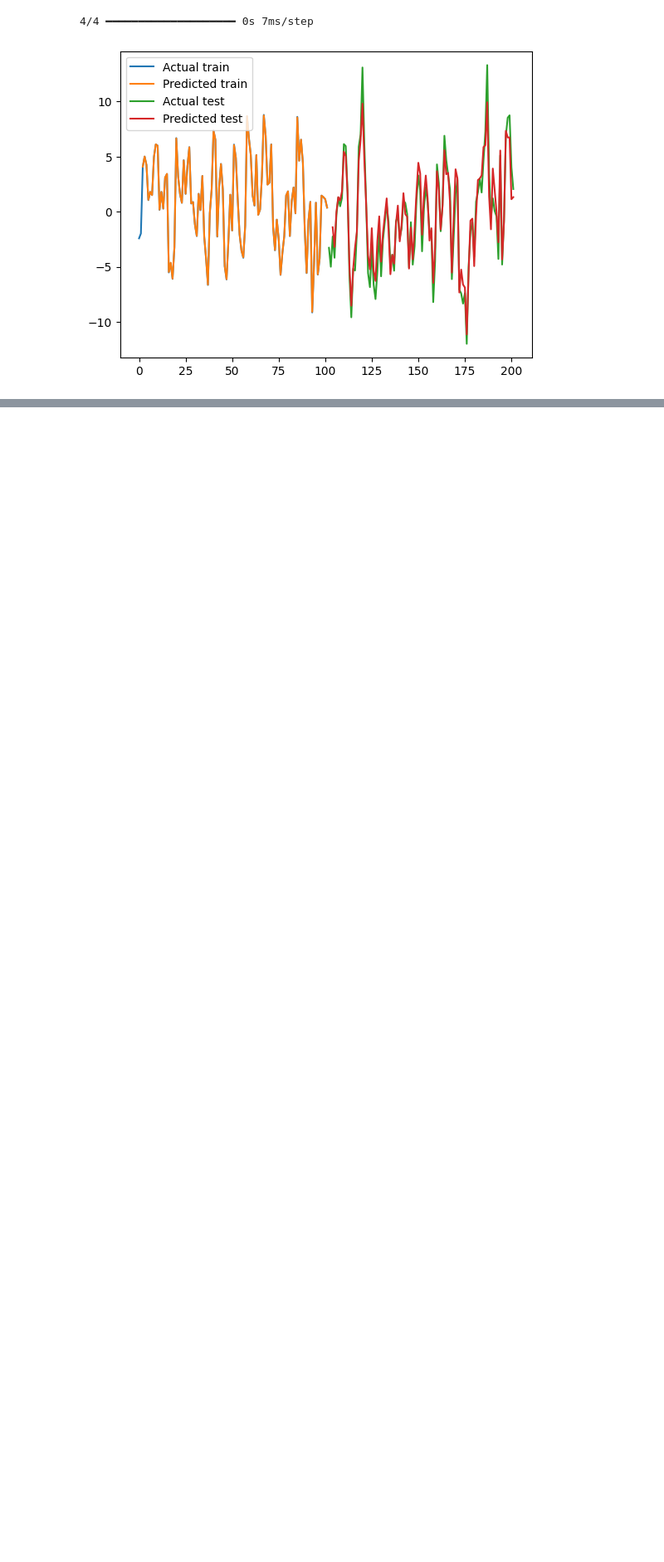
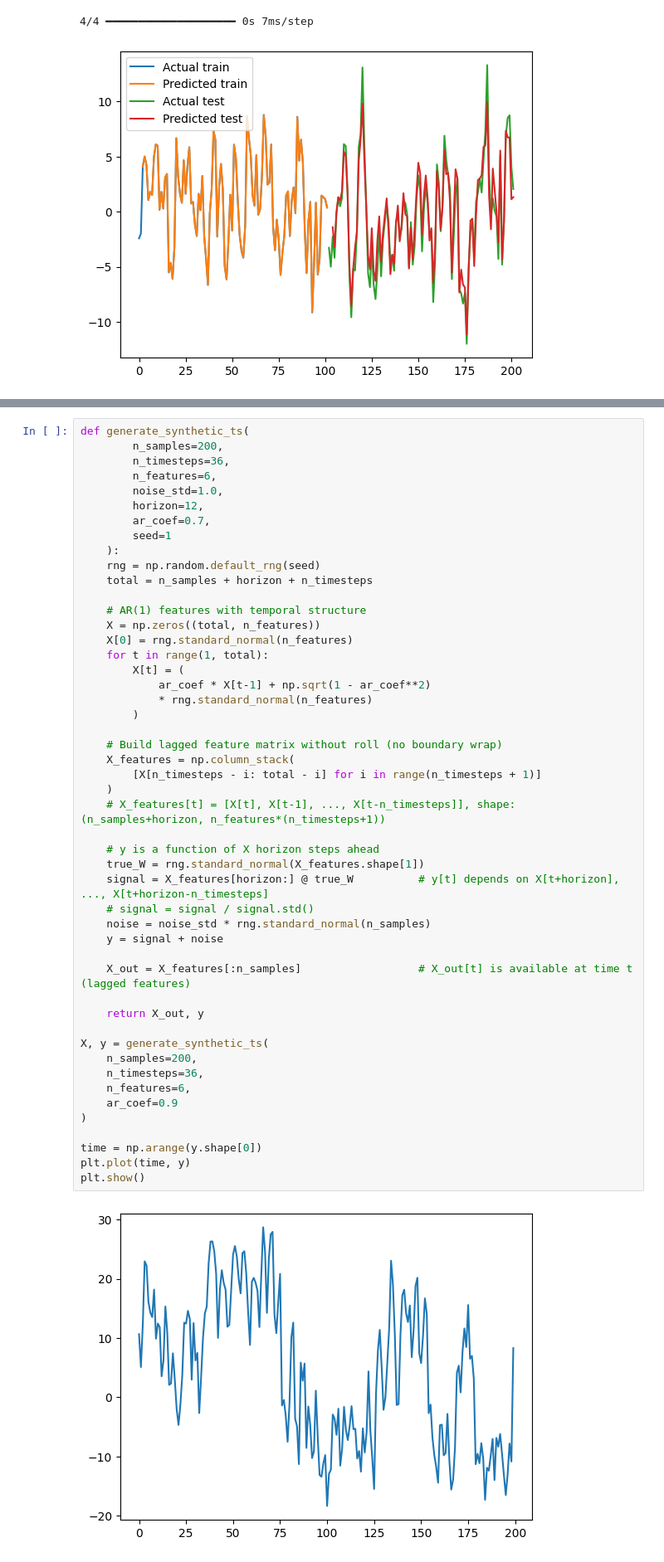
Before and after one commit to rproner1/MacroAtRisk, a Jupyter notebook: sandbox.ipynb, the cells around one changed output, grey strips where cells are left out. Shown at 83% size. Drawn from its saved outputs; the diff is of its cells as text; blank space fills up the shorter version.

```diff
--- a/sandbox.ipynb
+++ b/sandbox.ipynb
@@ -687,0 +742,51 @@ plt.show()
+# %%
+def generate_synthetic_ts(
+        n_samples=200,
+        n_timesteps=36,
+        n_features=6,
+        noise_std=1.0,
+        horizon=12,
+        ar_coef=0.7,
+        seed=1
+    ):
+    rng = np.random.default_rng(seed)
+    total = n_samples + horizon + n_timesteps
+
+    # AR(1) features with temporal structure
+    X = np.zeros((total, n_features))
+    X[0] = rng.standard_normal(n_features)
+    for t in range(1, total):
+        X[t] = (
+            ar_coef * X[t-1] + np.sqrt(1 - ar_coef**2)
+            * rng.standard_normal(n_features)
+        )
+
+    # Build lagged feature matrix without roll (no boundary wrap)
+    X_features = np.column_stack(
+        [X[n_timesteps - i: total - i] for i in range(n_timesteps + 1)]
+    )
+    # X_features[t] = [X[t], X[t-1], ..., X[t-n_timesteps]], shape: (n_samples+horizon, n_features*(n_timesteps+1))
+
+    # y is a function of X horizon steps ahead
+    true_W = rng.standard_normal(X_features.shape[1])
+    signal = X_features[horizon:] @ true_W          # y[t] depends on X[t+horizon], ..., X[t+horizon-n_timesteps]
+    # signal = signal / signal.std()
+    noise = noise_std * rng.standard_normal(n_samples)
+    y = signal + noise
+
+    X_out = X_features[:n_samples]                  # X_out[t] is available at time t (lagged features)
+
+    return X_out, y
+
+X, y = generate_synthetic_ts(
+    n_samples=200,
+    n_timesteps=36,
+    n_features=6,
+    ar_coef=0.9
+)
+
+time = np.arange(y.shape[0])
+plt.plot(time, y)
+plt.show()
+# %% [output]
+[figure, added]
```
Also changed, not shown: parts of 18 cells of this notebook.
